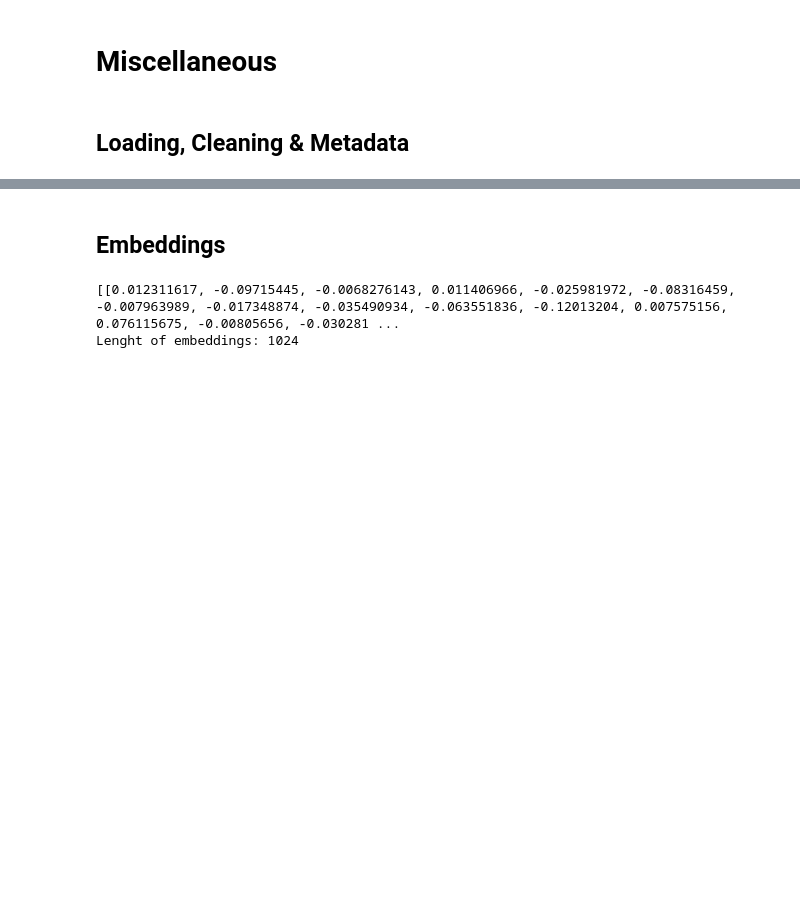
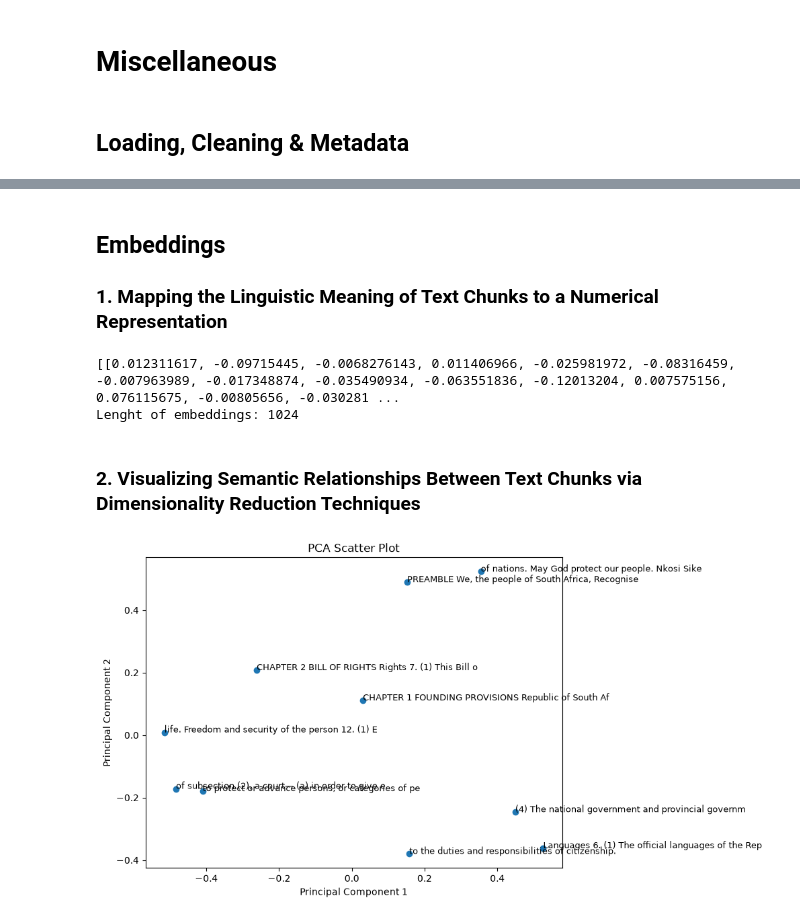
Before and after one commit to Khuselonditha/constitutional-rag, a Jupyter notebook: notebooks/01_experimental_chunking.ipynb, the cells around one changed output, grey strips where cells are left out. Drawn from its saved outputs; the diff is of its cells as text; code cells hidden in the pictures; blank space fills up the shorter version.

Commit message:
feat(PCA): Visualizing semantic relationships between text chunks using dimensionality reduction techniques

```diff
--- a/notebooks/01_experimental_chunking.ipynb
+++ b/notebooks/01_experimental_chunking.ipynb
@@ -190,20 +202,52 @@ Preview: CHAPTER 2 BILL OF RIGHTS Rights 7. (1) This Bill of Rights is a corners
 # %% [markdown]
 ## Embeddings
+
+### 1. Mapping the Linguistic Meaning of Text Chunks to a Numerical Representation
 # %%
 # --- 1. Instantiate the embedding model ---
 embed = OllamaEmbeddings(model="qwen3-embedding:0.6b")
 
 # --- 2.  Create a list for the embeddings created ---
-embeddings_list = []
+embeddings = []
 
 # Interate through the chunks and create vectors of them
 for text_chunk in chunks:
     vector = embed.embed_query(text_chunk.page_content)
-    embeddings_list.append(vector)
+    embeddings.append(vector)
 
 # --- 3. Proof it works ---
-print(embeddings_list)
-print(f"Lenght of embeddings: {len(embeddings_list[0])}")
+print(embeddings)
+print(f"Lenght of embeddings: {len(embeddings[0])}")
 # %% [output]
 [[0.012311617, -0.09715445, -0.0068276143, 0.011406966, -0.025981972, -0.08316459, -0.007963989, -0.017348874, -0.035490934, -0.063551836, -0.12013204, 0.007575156, 0.076115675, -0.00805656, -0.030281 ...
 Lenght of embeddings: 1024
+# %% [markdown]
+### 2. Visualizing Semantic Relationships Between Text Chunks via Dimensionality Reduction Techniques
+# %%
+# --- 1. Convert embeddings to DataFrames ---
+# Each row represents one text chunk, each column one embedding dimension
+embeddings_df =  pd.DataFrame(embeddings, columns=[f"dim{i}" for i in range(len(embeddings[0]))])
+
+pca = PCA(n_components=2)
+df_reduced = pca.fit_transform(embeddings_df)
+
+# Create new DataFrame with reduced dimensions
+df_reduced = pd.DataFrame(df_reduced, columns=["PC1", "PC2"])
+df_reduced["text"] = chunks                         # Add original chunks for labelling
+
+# Create scatter plot
+plt.figure(figsize=(8,6))
+plt.scatter(df_reduced["PC1"], df_reduced["PC2"])
+
+# Add labels to each point
+for i, label in enumerate(df_reduced["text"]):
+    plt.text(df_reduced["PC1"][i], df_reduced["PC2"][i], label.page_content[:50], fontsize=9)
+
+plt.xlabel("Principal Component 1")
+plt.ylabel("Principal Component 2")
+plt.title("PCA Scatter Plot")
+
+# Save plot
+plt.savefig("../visualisations/principal_component_plot.svg", format="svg")
+# %% [output]
+[figure, added]
```
Also changed, not shown: parts of 2 cells of this notebook.
